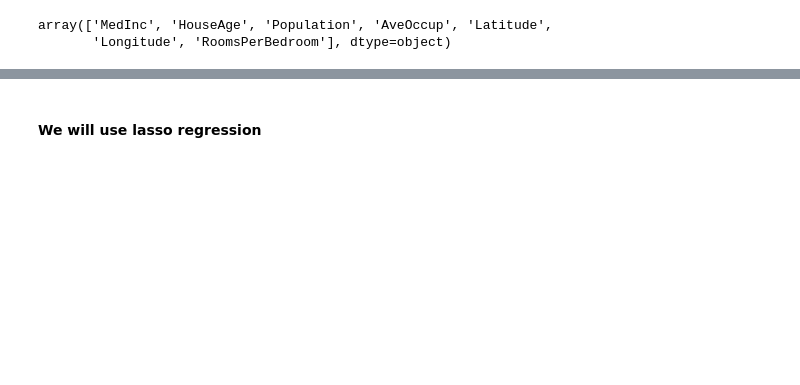
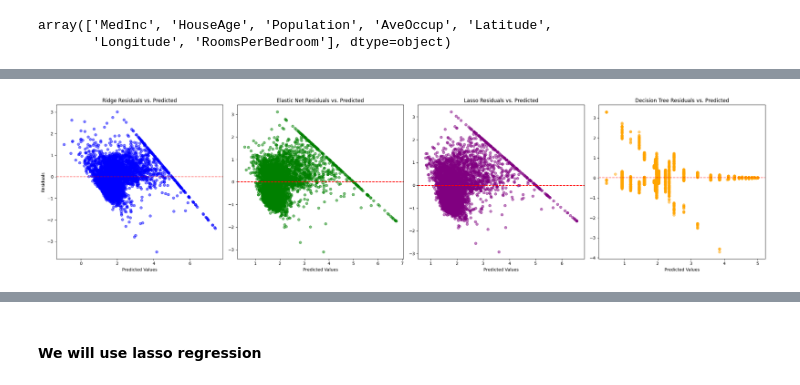
Before and after one commit to Nayalaboy/House-prediction, a Jupyter notebook: EDA_and_DataVisualization.ipynb, the cells around one changed output, grey strips where cells are left out. Drawn from its saved outputs; the diff is of its cells as text; code cells hidden in the pictures; blank space fills up the shorter version.

```diff
--- a/EDA_and_DataVisualization.ipynb
+++ b/EDA_and_DataVisualization.ipynb
@@ -221,3 +236,89 @@ lasso_model.feature_names_in_
 # %% [output]
 array(['MedInc', 'HouseAge', 'Population', 'AveOccup', 'Latitude',
        'Longitude', 'RoomsPerBedroom'], dtype=object)
+# %%
+import numpy as np
+import matplotlib.pyplot as plt
+from sklearn.model_selection import train_test_split
+from sklearn.preprocessing import StandardScaler
+from sklearn.linear_model import Ridge, Lasso, ElasticNet
+from sklearn.tree import DecisionTreeRegressor
+from sklearn.metrics import mean_squared_error
+
+# Assume California_dataset is already loaded and is a DataFrame
+X = California_dataset.drop('Price', axis=1)
+y = California_dataset['Price']
+
+# Split the data
+X_train, X_test, y_train, y_test = train_test_split(X, y, test_size=0.2, random_state=42)
+
+# Standardize the data
+scaler = StandardScaler()
+X_train_scaled = scaler.fit_transform(X_train)
+X_test_scaled = scaler.transform(X_test)
+
+# Initialize models
+ridge_model = Ridge(alpha=0.1)
+elastic_net_model = ElasticNet(alpha=0.1, l1_ratio=0.5)
+lasso_model = Lasso(alpha=0.1)
+decision_tree_model = DecisionTreeRegressor(max_depth=5)  # Decision Tree Regressor
+
+# Fit models
+ridge_model.fit(X_train_scaled, y_train)
+elastic_net_model.fit(X_train_scaled, y_train)
+lasso_model.fit(X_train_scaled, y_train)
+decision_tree_model.fit(X_train_scaled, y_train)  # Fit Decision Tree
+
+# Make predictions
+ridge_pred = ridge_model.predict(X_test_scaled)
+elastic_net_pred = elastic_net_model.predict(X_test_scaled)
+lasso_pred = lasso_model.predict(X_test_scaled)
+dt_pred = decision_tree_model.predict(X_test_scaled)  # Predict with Decision Tree
+
+# Calculate residuals
+ridge_residuals = y_test - ridge_pred
+elastic_net_residuals = y_test - elastic_net_pred
+lasso_residuals = y_test - lasso_pred
+dt_residuals = y_test - dt_pred  # Calculate Decision Tree residuals
+
+# MSE
+ridge_mse = mean_squared_error(y_test, ridge_pred)
+elastic_net_mse = mean_squared_error(y_test, elastic_net_pred)
+lasso_mse = mean_squared_error(y_test, lasso_pred)
+dt_mse = mean_squared_error(y_test, dt_pred)  # Decision Tree MSE
+
+print(f"Ridge MSE: {ridge_mse}")
+print(f"Elastic Net MSE: {elastic_net_mse}")
+print(f"Lasso MSE: {lasso_mse}")
+print(f"Decision Tree MSE: {dt_mse}")  # Print Decision Tree MSE
+
+# Plotting residuals
+plt.figure(figsize=(24, 6))
+plt.subplot(1, 4, 1)
+plt.scatter(ridge_pred, ridge_residuals, color='blue', alpha=0.5, label='Ridge Residuals')
+plt.axhline(y=0, color='red', linestyle='--')
+plt.title('Ridge Residuals vs. Predicted')
+plt.xlabel('Predicted Values')
+plt.ylabel('Residuals')
+
+plt.subplot(1, 4, 2)
+plt.scatter(elastic_net_pred, elastic_net_residuals, color='green', alpha=0.5, label='Elastic Net Residuals')
+plt.axhline(y=0, color='red', linestyle='--')
+plt.title('Elastic Net Residuals vs. Predicted')
+plt.xlabel('Predicted Values')
+
+plt.subplot(1, 4, 3)
+plt.scatter(lasso_pred, lasso_residuals, color='purple', alpha=0.5, label='Lasso Residuals')
+plt.axhline(y=0, color='red', linestyle='--')
+plt.title('Lasso Residuals vs. Predicted')
+plt.xlabel('Predicted Values')
+
+plt.subplot(1, 4, 4)
+plt.scatter(dt_pred, dt_residuals, color='orange', alpha=0.5, label='Decision Tree Residuals')
+plt.axhline(y=0, color='red', linestyle='--')
+plt.title('Decision Tree Residuals vs. Predicted')
+plt.xlabel('Predicted Values')
+
+plt.tight_layout()
+plt.show()
+# %% [output]
@@ -223,0 +329 @@ array(['MedInc', 'HouseAge', 'Population', 'AveOccup', 'Latitude',
+[figure, added]
```
Also changed, not shown: parts of 19 cells of this notebook, 20 other files.
